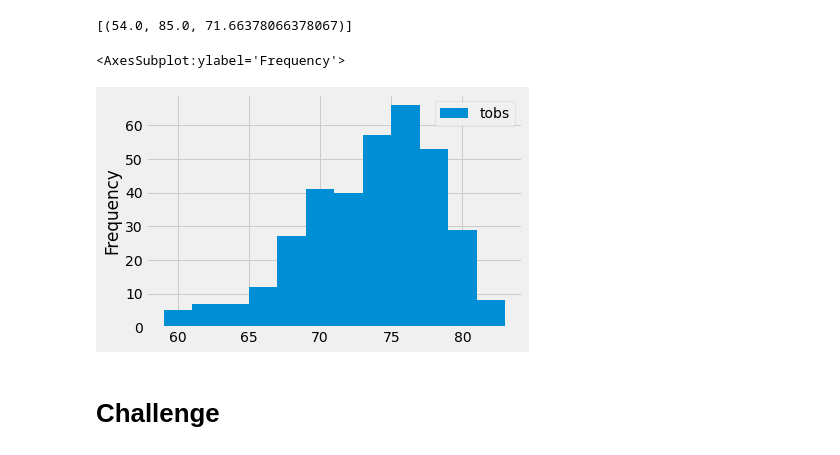
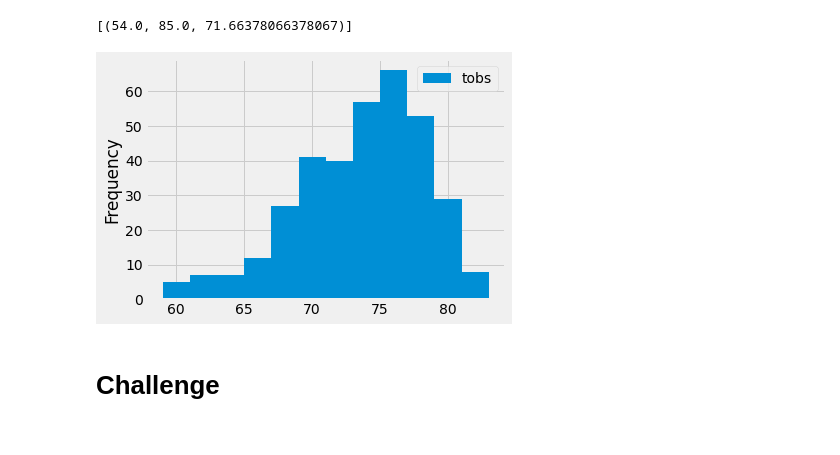
Before and after one commit to HartChrisT/surfs_up, a Jupyter notebook: climate_analysis.ipynb, the cells around one changed output. Drawn from its saved outputs; the diff is of its cells as text; code cells hidden in the pictures.

```diff
--- a/climate_analysis.ipynb
+++ b/climate_analysis.ipynb
@@ -105,13 +116,13 @@ filter(Measurement.station == 'USC00519281').all()
 # %%
 # Choose the station with the highest number of temperature observations.
 # Query the last 12 months of temperature observation data for this station and plot the results as a histogram
 results = session.query(Measurement.tobs).filter(Measurement.station == 'USC00519281').\
 filter(Measurement.date >= prev_year).all()
 df = pd.DataFrame(results, columns=['tobs'])
 df.plot.hist(bins=12)
+plt.tight_layout()
 # %% [output]
-<AxesSubplot:ylabel='Frequency'>
-[figure, old version]
+[figure, new version]
 # %%
 # Write a function called `calc_temps` that will accept start date and end date in the format '%Y-%m-%d'
 # and return the minimum, average, and maximum temperatures for that range of dates
```
Also changed, not shown: parts of 1 cell of this notebook, 1 other file.
